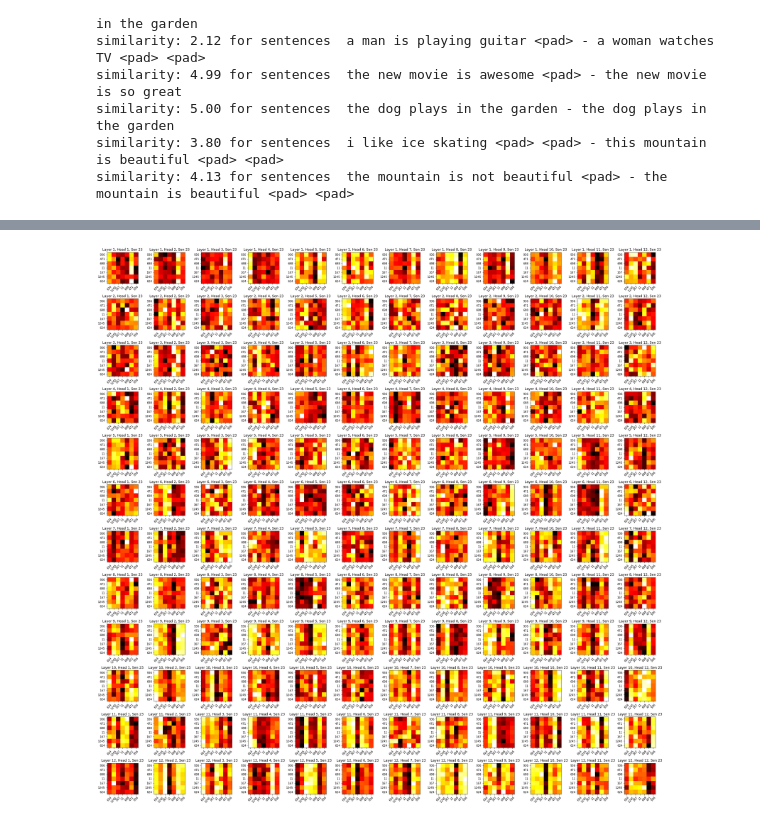
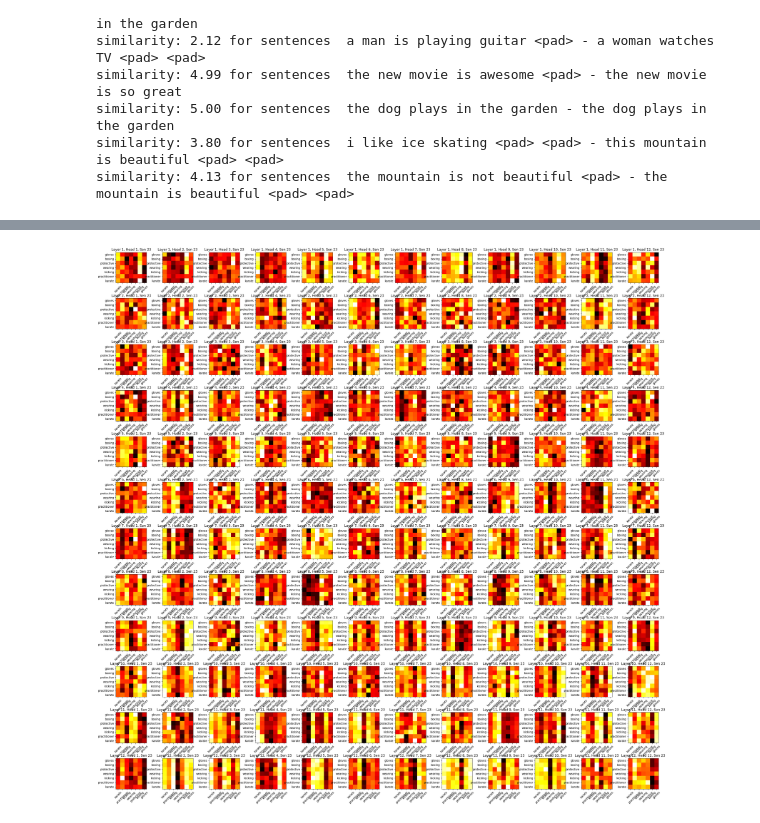
Before and after one commit to Serbernari/NNTI_project, a Jupyter notebook: task2/Task2.ipynb, the cells around one changed output, grey strips where cells are left out. Saved outputs shown, nothing was run; the diff lists cells and outputs as text; code cells hidden in the pictures.

```diff
--- a/task2/Task2.ipynb
+++ b/task2/Task2.ipynb
@@ -450,7 +384,17 @@ sent_B_mh_att_matrix = best_model.sent_B_mh_att_matrix
 # %%
+from utils import plot_attention_maps
+## Get a batch of tokenized test set sentences
+(sent1,sent2,sents1_len,sents2_len,targets,_,_,) = next(iter(sick_dataloaders['test']))
+
+## forward pass and extract multi head attention matrices
+predic = best_model(sent1.to(device), sent2.to(device))
+sent_A_mh_att_matrix = best_model.sent_A_mh_att_matrix
+sent_B_mh_att_matrix = best_model.sent_B_mh_att_matrix
+
+## Plot multi-head attention layers
 # for i in range(len(tokenized_sen1)):
 #     plot_attention_maps(sent1, sent_A_mh_att_matrix, i)
 #     plot_attention_maps(sent2, sent_B_mh_att_matrix, i)
-plot_attention_maps(sent1, sent_A_mh_att_matrix, 23, save=True, use_words=False)
+plot_attention_maps(sent1, sent_A_mh_att_matrix, 23, save=False, use_words=True)
 # %% [output]
-[figure, old version]
+[figure, new version]
```
Also changed, not shown: parts of 6 cells of this notebook, 2 other files.
